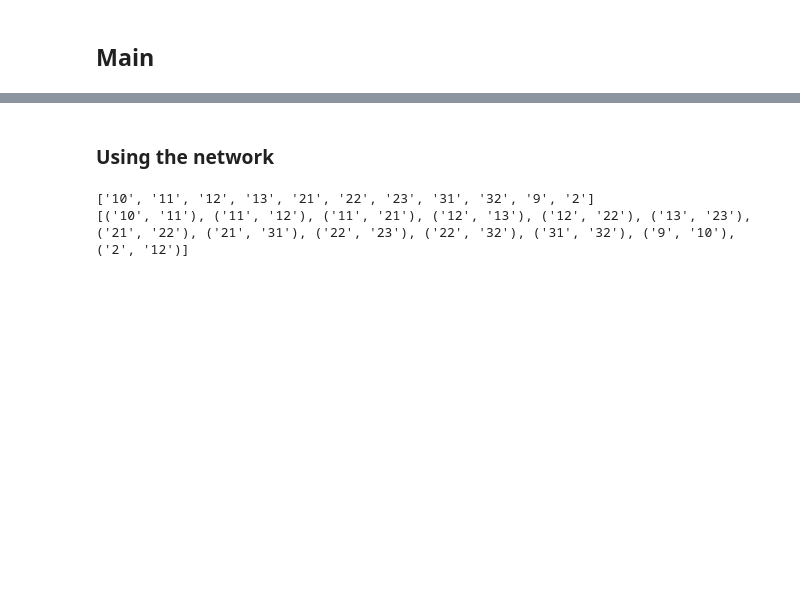
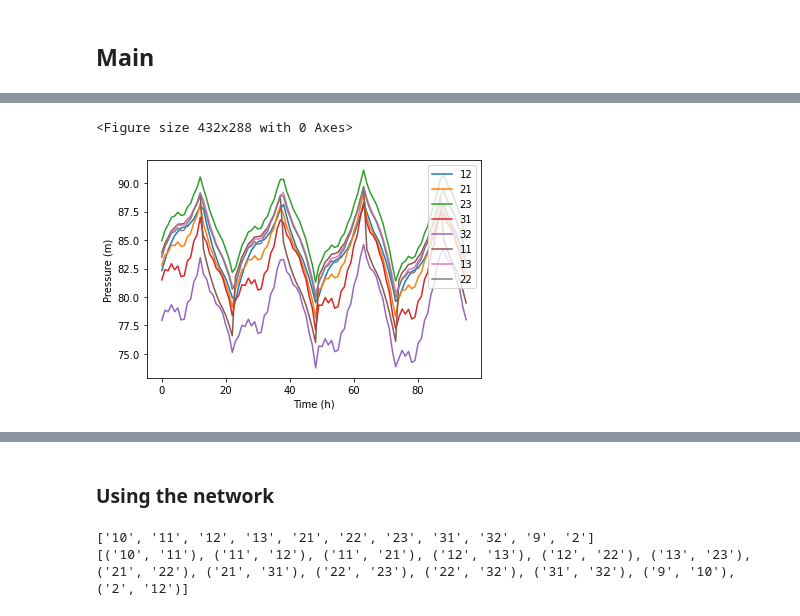
Before and after one commit to JulianBvW/BA-WDN-Leakage-Detection, a Jupyter notebook: LeakageDetection.ipynb, the cells around one changed output, grey strips where cells are left out. Drawn from its saved outputs; the diff is of its cells as text; code cells hidden in the pictures; blank space fills up the shorter version.

```diff
--- a/LeakageDetection.ipynb
+++ b/LeakageDetection.ipynb
@@ -177,0 +95,8 @@ Successfully installed wntr-0.4.0
+# %%
+def plot(df, xlabel="Time (h)", ylabel="Pressure (m)"):
+  plt.figure()
+  ax = df.plot()
+  text = ax.set_xlabel(xlabel)
+  text = ax.set_ylabel(ylabel)
+  plt.legend(loc = "upper right")
+  plt.show()
@@ -177,0 +111,8 @@ Successfully installed wntr-0.4.0
+# %%
+p = wdn.simulate(12*30*24)
+data = Dataloader(p, wdn.important_nodes)
+# %%
+plot(data.get_nodes()[:4*24])
+# %% [output]
+<Figure size 432x288 with 0 Axes>
+[figure, added]
```
Also changed, not shown: parts of 18 cells of this notebook, 1 other file.
